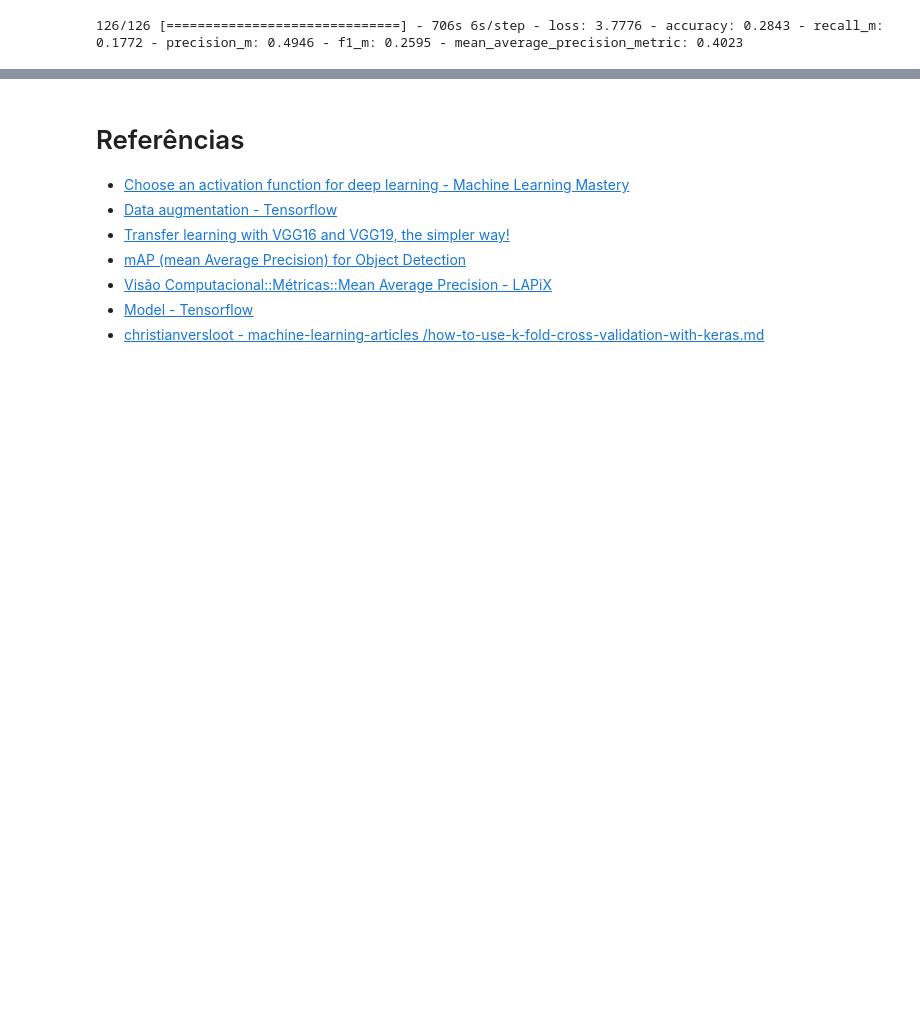
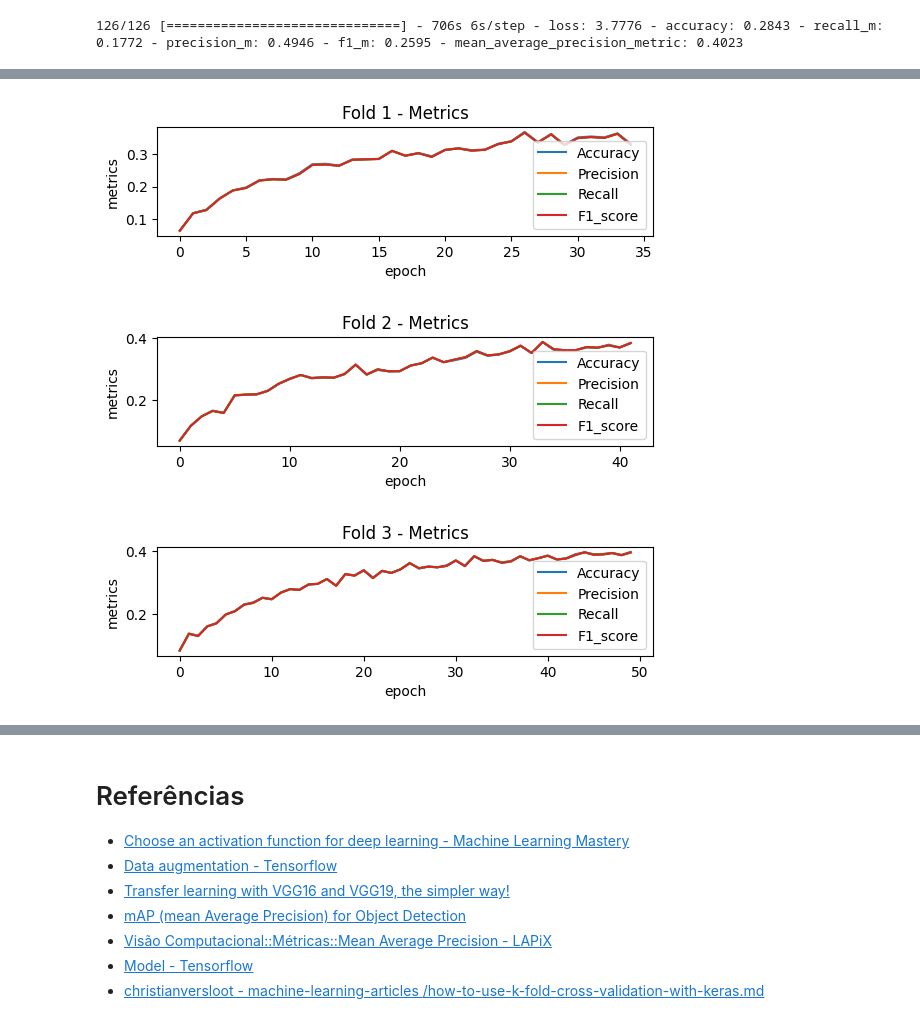
Before and after one commit to davidolima/car-model-classification, a Jupyter notebook: main.ipynb, the cells around one changed output, grey strips where cells are left out. Saved outputs shown, nothing was run; the diff lists cells and outputs as text; code cells hidden in the pictures; blank space fills up the shorter version.

```diff
--- a/main.ipynb
+++ b/main.ipynb
@@ -404,0 +531,6 @@ bm_evaluation=best_model.evaluate(ds_test,
+# %%
+plotFoldsMetrics(fold_histories)
+# %% [output]
+[figure, added]
+[figure, added]
+[figure, added]
```
Also changed, not shown: parts of 40 cells of this notebook.
